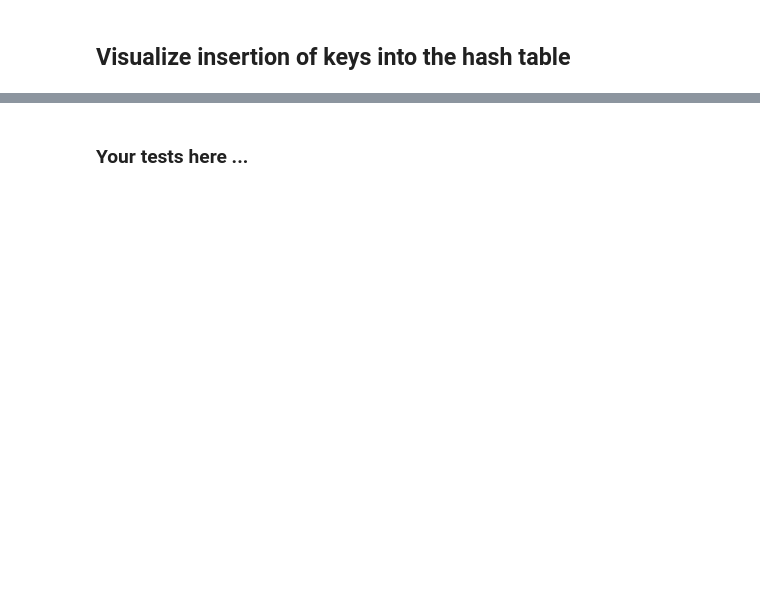
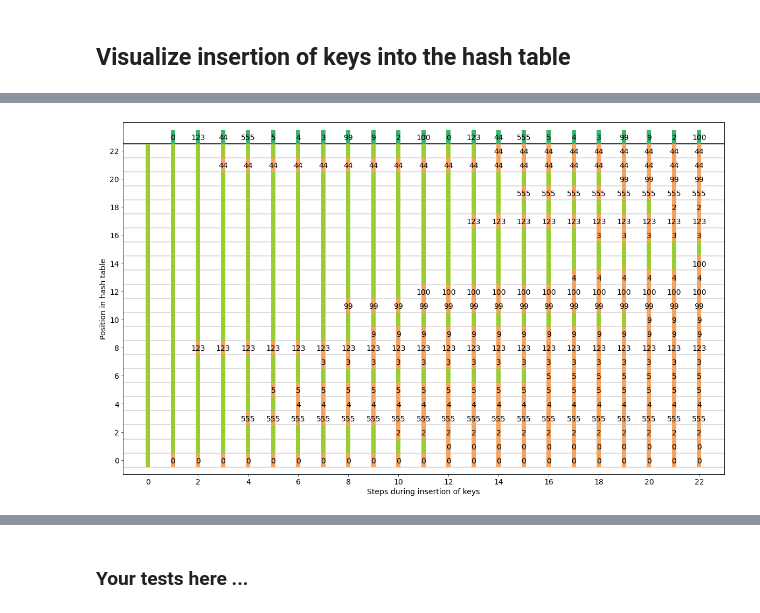
Before and after one commit to JensLiebehenschel/AlgDat, a Jupyter notebook: Hashing/HashingVisualization.ipynb, the cells around one changed output, grey strips where cells are left out. Drawn from its saved outputs; the diff is of its cells as text; code cells hidden in the pictures; blank space fills up the shorter version.

```diff
--- a/Hashing/HashingVisualization.ipynb
+++ b/Hashing/HashingVisualization.ipynb
@@ -59,28 +77,28 @@ def plot_step(step, x):
     # plot hash table
     for y, key in enumerate(step[0]):
         if key is None:
-            plt.plot([x,x],[y-OFFSET, y+OFFSET], COL_FREE, linewidth=8, solid_capstyle="butt")
+            plt.plot([x,x],[y-OFFSET, y+OFFSET], COL_FREE, linewidth=BAR_WIDTH, solid_capstyle="butt")
         else:
-            plt.text(x, y, key, verticalalignment='center_baseline', horizontalalignment='center', fontsize=14)
-            plt.plot([x,x],[y-OFFSET, y+OFFSET], COL_USED, linewidth=8, solid_capstyle="butt")
+            plt.text(x, y, key, verticalalignment='center_baseline', horizontalalignment='center', fontsize=FONTSIZE_ELEMENTS)
+            plt.plot([x,x],[y-OFFSET, y+OFFSET], COL_USED, linewidth=BAR_WIDTH, solid_capstyle="butt")
     # plot inserted key at the top
     if step[1] is not None:
-        plt.text(x, ARRAY_SIZE, step[1], verticalalignment='center_baseline', horizontalalignment='center', fontsize=14)
+        plt.text(x, ARRAY_SIZE, step[1], verticalalignment='center_baseline', horizontalalignment='center', fontsize=FONTSIZE_ELEMENTS)
         if step[2]:
-            plt.plot([x,x],[ARRAY_SIZE-OFFSET, ARRAY_SIZE+OFFSET], COL_INSERT_SUCCESS, linewidth=8, solid_capstyle="butt")
+            plt.plot([x,x],[ARRAY_SIZE-OFFSET, ARRAY_SIZE+OFFSET], COL_INSERT_SUCCESS, linewidth=BAR_WIDTH, solid_capstyle="butt")
         else:
-            plt.plot([x,x],[ARRAY_SIZE-OFFSET, ARRAY_SIZE+OFFSET], COL_INSERT_ERROR, linewidth=8, solid_capstyle="butt")
+            plt.plot([x,x],[ARRAY_SIZE-OFFSET, ARRAY_SIZE+OFFSET], COL_INSERT_ERROR, linewidth=BAR_WIDTH, solid_capstyle="butt")
 # %%
 import matplotlib.pyplot as plt
 plt.rcParams['figure.figsize'] = [20, 12]
 
 def output_graphical_view():
     # format graph
-    plt.xticks(range(0, len(steps)+1, max(1,len(steps)//10)), fontsize=14)
-    plt.yticks(range(0, ARRAY_SIZE, max(1,ARRAY_SIZE//10)), fontsize=14)
+    plt.xticks(range(0, len(steps)+1, max(1,len(steps)//10)), fontsize=FONTSIZE_AXES)
+    plt.yticks(range(0, ARRAY_SIZE, max(1,ARRAY_SIZE//10)), fontsize=FONTSIZE_AXES)
     plt.axis([-1, len(steps),-1, ARRAY_SIZE+1])
-    plt.xlabel("Steps during insertion of keys")
-    plt.ylabel("Position in hash table")
+    plt.xlabel("Steps during insertion of keys", fontsize=FONTSIZE_AXES_LEGEND)
+    plt.ylabel("Position in hash table", fontsize=FONTSIZE_AXES_LEGEND)
 
     for i, step in enumerate(steps):
         plot_step(step, i)
@@ -127,0 +146,14 @@ output_graphical_view()
+# %%
+# insert some keys into the hash table (quadratic probing)
+ARRAY_SIZE = 23
+hash_table = list([None]*ARRAY_SIZE)
+keys = [0, 123, 44, 555, 5, 4, 3, 99, 9, 2, 100, 0, 123, 44, 555, 5, 4, 3, 99, 9, 2, 100]
+
+steps=[]
+steps.append([hash_table[:], None, None])
+for k in keys:
+    rc = insert_quad_probing(k)
+    steps.append([hash_table[:], k, rc])
+output_graphical_view()
+# %% [output]
+[figure, added]
```
Also changed, not shown: parts of 11 cells of this notebook, 2 other files.
